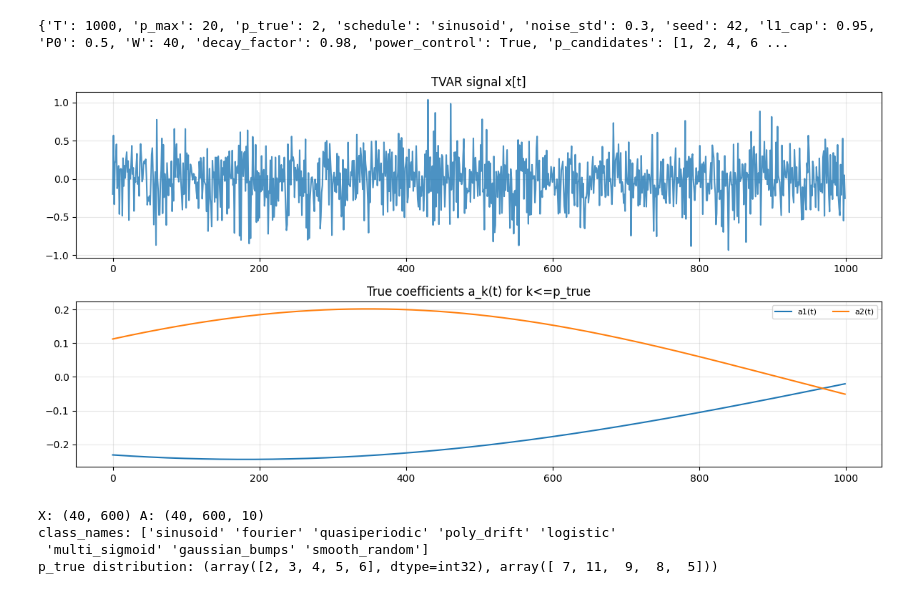
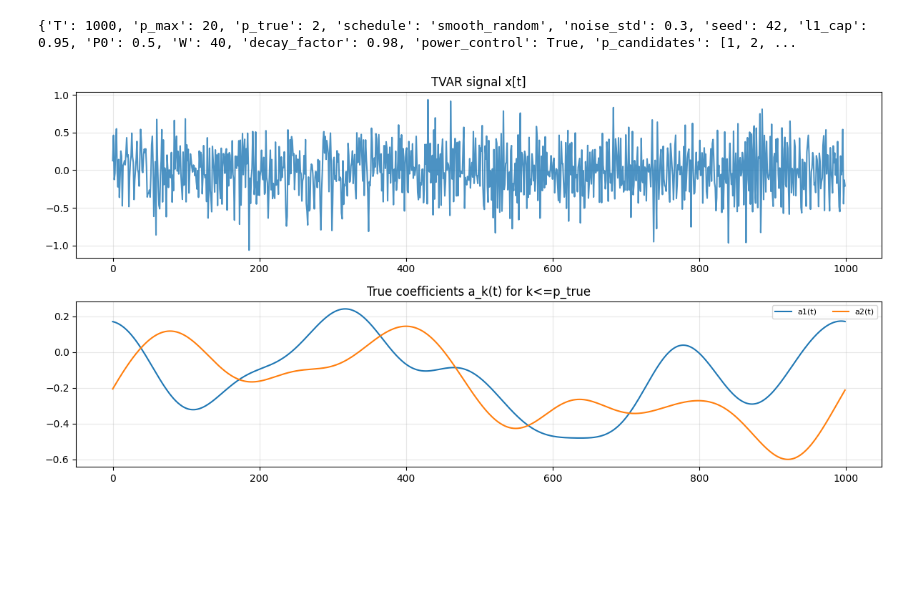
Before and after one commit to erfanzabeh/StocasticDiffEq_Simulation, a Jupyter notebook: ref/benchmark_data_set.ipynb, the cells around one changed output. Drawn from its saved outputs; the diff is of its cells as text; code cells hidden in the pictures; blank space fills up the shorter version.

Commit message:
benchmark dataset update

```diff
--- a/ref/benchmark_data_set.ipynb
+++ b/ref/benchmark_data_set.ipynb
@@ -30,7 +30,7 @@ def enforce_l1_stability(a_time, l1_cap=0.95, eps=1e-12):
 # Each returns a_time with shape [T, p_true]
 # ----------------------------
 
-def schedule_sinusoid(T, p, rng, freq_range=(1/8000, 1/2000), amp_range=(0.05, 0.25)):
+def schedule_sinusoid(T, p, rng, freq_range=(1/200, 1/100), amp_range=(0.05, 0.5)):
     t = np.arange(T)
     freqs  = rng.uniform(freq_range[0], freq_range[1], size=p)
     phases = rng.uniform(0, 2*np.pi, size=p)
@@ -40,7 +40,7 @@ def schedule_sinusoid(T, p, rng, freq_range=(1/8000, 1/2000), amp_range=(0.05, 0
         a[:, k] = amps[k] * np.sin(2*np.pi*freqs[k]*t + phases[k])
     return a
 
-def schedule_fourier(T, p, rng, M=3, base_freq_range=(1/9000, 1/2500), amp_scale=0.18):
+def schedule_fourier(T, p, rng, M=3, base_freq_range=(1/900, 1/250), amp_scale=0.18):
     t = np.arange(T)
     base_f = rng.uniform(base_freq_range[0], base_freq_range[1], size=p)
     a = np.zeros((T, p), dtype=np.float32)
@@ -52,7 +52,7 @@ def schedule_fourier(T, p, rng, M=3, base_freq_range=(1/9000, 1/2500), amp_scale
             a[:, k] += A * np.sin(2*np.pi*(m*base_f[k])*t + phi)
     return a
 
-def schedule_quasiperiodic(T, p, rng, f1_range=(1/9000, 1/3000), f2_range=(1/7000, 1/2500), amp_range=(0.05, 0.18)):
+def schedule_quasiperiodic(T, p, rng, f1_range=(1/900, 1/300), f2_range=(1/700, 1/250), amp_range=(0.05, 0.18)):
     t = np.arange(T)
     f1 = rng.uniform(f1_range[0], f1_range[1], size=p)
     f2 = rng.uniform(f2_range[0], f2_range[1], size=p)
@@ -65,7 +65,7 @@ def schedule_quasiperiodic(T, p, rng, f1_range=(1/9000, 1/3000), f2_range=(1/700
         a[:, k] = A1[k]*np.sin(2*np.pi*f1[k]*t + ph1[k]) + A2[k]*np.sin(2*np.pi*f2[k]*t + ph2[k])
     return a
 
-def schedule_polynomial_drift(T, p, rng, degree=2, coef_scale=0.20):
+def schedule_polynomial_drift(T, p, rng, degree=5, coef_scale=0.15):
     # use normalized time in [-1, 1]
     tn = np.linspace(-1, 1, T)
     a = np.zeros((T, p), dtype=np.float32)
@@ -79,7 +79,8 @@ def schedule_polynomial_drift(T, p, rng, degree=2, coef_scale=0.20):
         a[:, k] = ak
     return a
 
-def schedule_logistic_transition(T, p, rng, amp_range=(0.05, 0.25), tau_range=(300, 1500)):
+def schedule_logistic_transition(T, p, rng, amp_range=(0.05, 0.25)):
+    tau_range=(T/20, T/5)
     t = np.arange(T)
     a = np.zeros((T, p), dtype=np.float32)
     for k in range(p):
@@ -91,7 +92,8 @@ def schedule_logistic_transition(T, p, rng, amp_range=(0.05, 0.25), tau_range=(3
         a[:, k] = alo + (ahi - alo) * s
     return a
 
-def schedule_multi_sigmoid(T, p, rng, J=3, amp_step=0.12, tau_range=(200, 1200)):
+def schedule_multi_sigmoid(T, p, rng, J=6, amp_step=0.12):
+    tau_range=(T/50, T/12)
     t = np.arange(T)
     a = np.zeros((T, p), dtype=np.float32)
     for k in range(p):
@@ -107,7 +109,8 @@ def schedule_multi_sigmoid(T, p, rng, J=3, amp_step=0.12, tau_range=(200, 1200))
         a[:, k] = ak
     return a
 
-def schedule_gaussian_bumps(T, p, rng, J=4, amp_range=(0.05, 0.22), width_range=(200, 1200)):
+def schedule_gaussian_bumps(T, p, rng, J=8, amp_range=(0.05, 0.22)):
+    width_range=(T/20, T/7)
     t = np.arange(T)
     a = np.zeros((T, p), dtype=np.float32)
     for k in range(p):
@@ -121,11 +124,12 @@ def schedule_gaussian_bumps(T, p, rng, J=4, amp_range=(0.05, 0.22), width_range=
         a[:, k] = ak
     return a
 
-def schedule_smooth_random(T, p, rng, smooth_sigma=250, amp=0.20):
+def schedule_smooth_random(T, p, rng, amp=0.20):
     """
     GP-like smooth random function per lag (via Gaussian smoothing in frequency domain).
     Produces a very different, non-periodic but smooth class.
     """
+    smooth_sigma=T/20
     a = np.zeros((T, p), dtype=np.float32)
     # build Gaussian kernel in frequency domain for convolution
     freqs = np.fft.rfftfreq(T)
@@ -418,56 +459,51 @@ def pinn_processor(npz_path, p_min=1):
 import matplotlib.pyplot as plt
 
 T = 1000
 p_max = 20
 
 x, a_t, meta = generate_one_tvar_sample(
     T=T, p_max=p_max,
-    schedule_name="sinusoid",
+    schedule_name="smooth_random",
     noise_std=0.3,
     seed=42
 )
 
 print(meta)
 
 plt.figure(figsize=(12,6))
 plt.subplot(2,1,1)
 plt.plot(x, alpha=0.8)
 plt.title("TVAR signal x[t]")
 plt.grid(True, alpha=0.3)
 
 plt.subplot(2,1,2)
 p_true = meta["p_true"]
 for k in range(p_true):
     plt.plot(a_t[:,k], label=f"a{k+1}(t)")
 plt.title("True coefficients a_k(t) for k<=p_true")
 plt.legend(ncol=4, fontsize=8)
 plt.grid(True, alpha=0.3)
 
 plt.tight_layout()
 plt.show()
 # %% [output]
-{'T': 1000, 'p_max': 20, 'p_true': 2, 'schedule': 'sinusoid', 'noise_std': 0.3, 'seed': 42, 'l1_cap': 0.95, 'P0': 0.5, 'W': 40, 'decay_factor': 0.98, 'power_control': True, 'p_candidates': [1, 2, 4, 6 ...
+{'T': 1000, 'p_max': 20, 'p_true': 2, 'schedule': 'smooth_random', 'noise_std': 0.3, 'seed': 42, 'l1_cap': 0.95, 'P0': 0.5, 'W': 40, 'decay_factor': 0.98, 'power_control': True, 'p_candidates': [1, 2, ...
-[figure, old version]
+[figure, new version]
 # %%
-# 8 families
-classes = list(SCHEDULES.keys())
+# # 8 families
+# classes = list(SCHEDULES.keys())
 
-# small pilot: 10 per family => 80 samples total
-pilot = generate_dataset(
-    n_per_class=5,
-    classes=classes,
-    T=600,
-    noise_range=(0.2, 0.5),
-    seed=123,
-    dtype=np.float32
-)
+# # small pilot: 10 per family => 80 samples total
+# pilot = generate_dataset(
+#     n_per_class=10000,
+#     classes=classes,
+#     T=600,
+#     noise_range=(0.2, 0.5),
+#     seed=123,
+#     dtype=np.float32
+# )
 
-print("X:", pilot["X"].shape, "A:", pilot["A"].shape)
-print("class_names:", pilot["class_names"])
-print("p_true distribution:", np.unique(pilot["p_true"], return_counts=True))
+# print("X:", pilot["X"].shape, "A:", pilot["A"].shape)
+# print("class_names:", pilot["class_names"])
+# print("p_true distribution:", np.unique(pilot["p_true"], return_counts=True))
-# %% [output]
-X: (40, 600) A: (40, 600, 10)
-class_names: ['sinusoid' 'fourier' 'quasiperiodic' 'poly_drift' 'logistic'
- 'multi_sigmoid' 'gaussian_bumps' 'smooth_random']
-p_true distribution: (array([2, 3, 4, 5, 6], dtype=int32), array([ 7, 11,  9,  8,  5]))
 # %%
```
Also changed, not shown: parts of 2 cells of this notebook.
